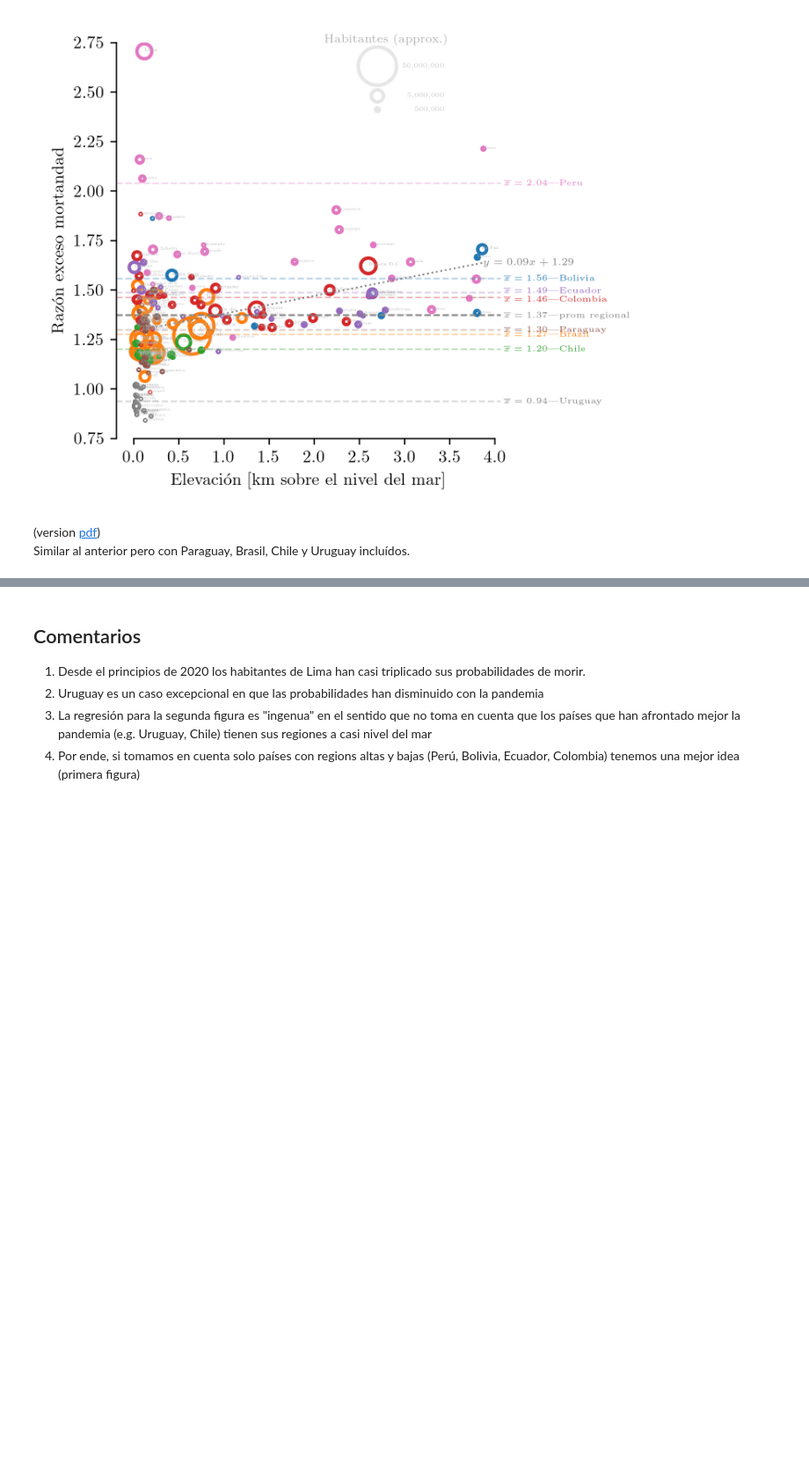
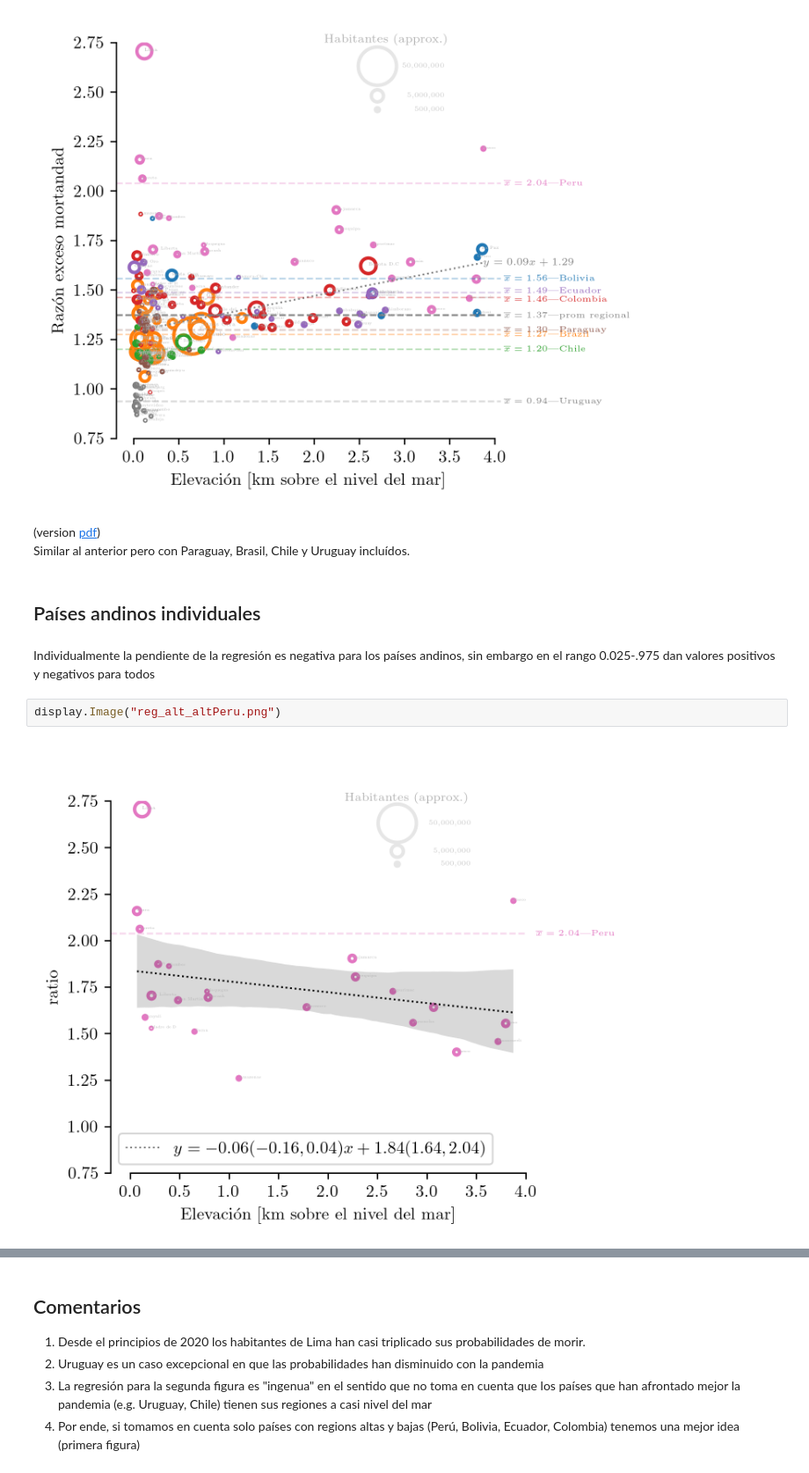
Before and after one commit to daliagachc/cov-alt, a Jupyter notebook: README.ipynb, the cells around one changed output, grey strips where cells are left out. Shown at 88% size. Cells and saved outputs as stored; diff of their text form; blank space fills up the shorter version.

```diff
--- a/README.ipynb
+++ b/README.ipynb
@@ -26,3 +26,11 @@ display.Image("reg_alt.png")
 # %% [markdown]
 (version [pdf]('reg_alt.pdf'))
 Similar al anterior pero con Paraguay, Brasil, Chile y Uruguay incluídos.
+# %% [markdown]
+## Países andinos individuales
+# %% [markdown]
+Individualmente la pendiente de la regresión es negativa para los países andinos, sin embargo en el rango 0.025-.975 dan valores positivos y negativos para todos
+# %%
+display.Image("reg_alt_altPeru.png")
+# %% [output]
+[figure, added]
```
Also changed, not shown: parts of 8 cells of this notebook, 22 other files.
